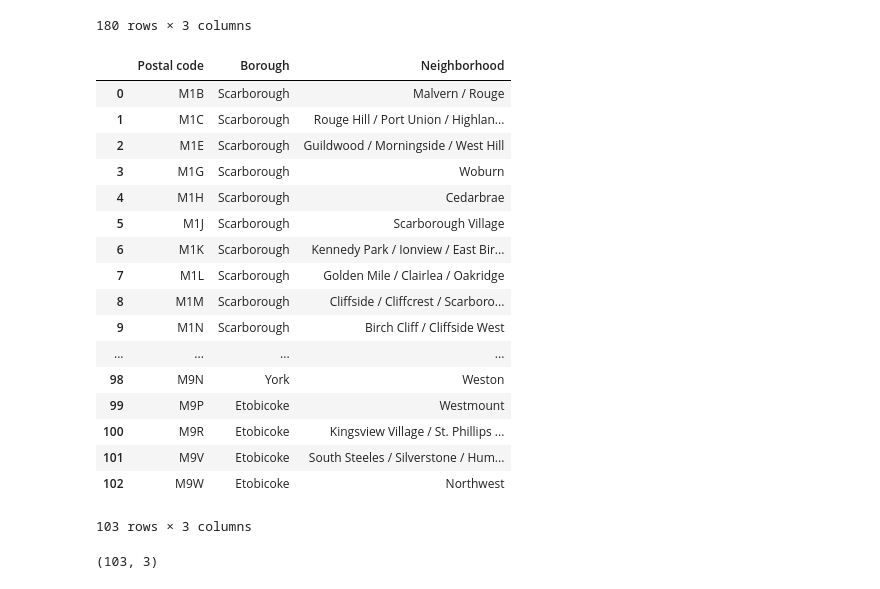
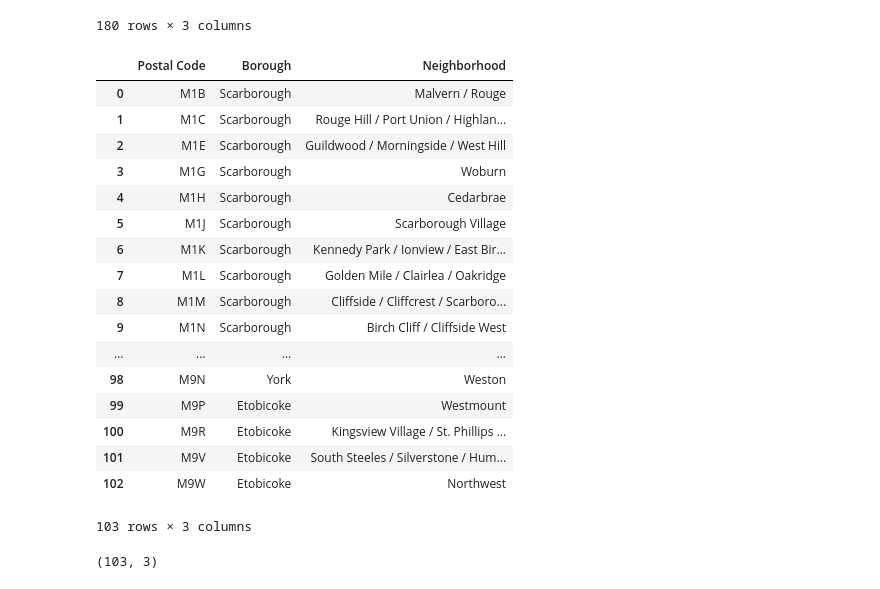
Before and after one commit to fairytail00/Coursera_Capstone, a Jupyter notebook: capstone_project.ipynb, the cells around one changed output. Drawn from its saved outputs; the diff is of its cells as text; code cells hidden in the pictures.

```diff
--- a/capstone_project.ipynb
+++ b/capstone_project.ipynb
@@ -52,10 +52,11 @@ df1 = df[df.Borough != 'Not assigned']
 # %%
 func = {'Postal code':'first', 'Borough': 'sum', 'Neighborhood': 'sum'}
 df2 = df1.groupby(df1['Postal code']).aggregate(func).reindex(columns=df1.columns)
 df2.reset_index(drop=True, inplace=True)
+df2 = df2.rename(columns={'Postal code': 'Postal Code', 'Borough': 'Borough', 'Neighborhood': 'Neighborhood'})
 df2
 # %% [output]
-|  | Postal code | Borough | Neighborhood |
+|  | Postal Code | Borough | Neighborhood |
 | 0 | M1B | Scarborough | Malvern / Rouge |
 | 1 | M1C | Scarborough | Rouge Hill / Port Union / Highlan... |
 | 2 | M1E | Scarborough | Guildwood / Morningside / West Hill |
```
Also changed, not shown: parts of 2 cells of this notebook.
